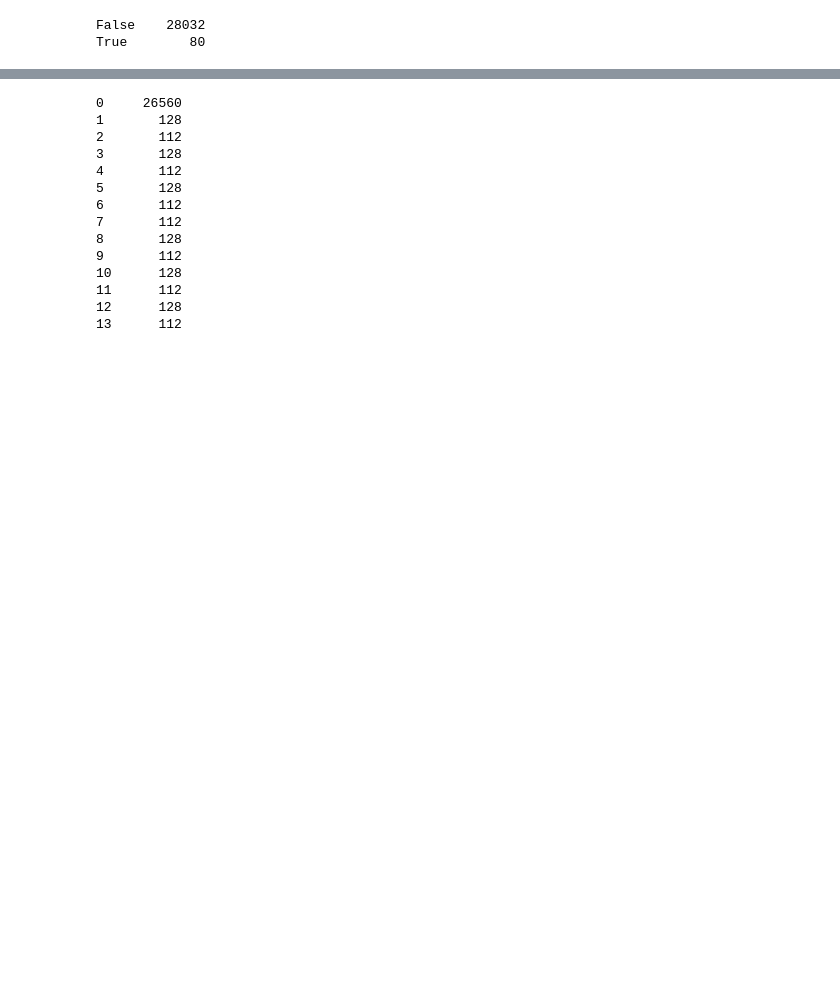
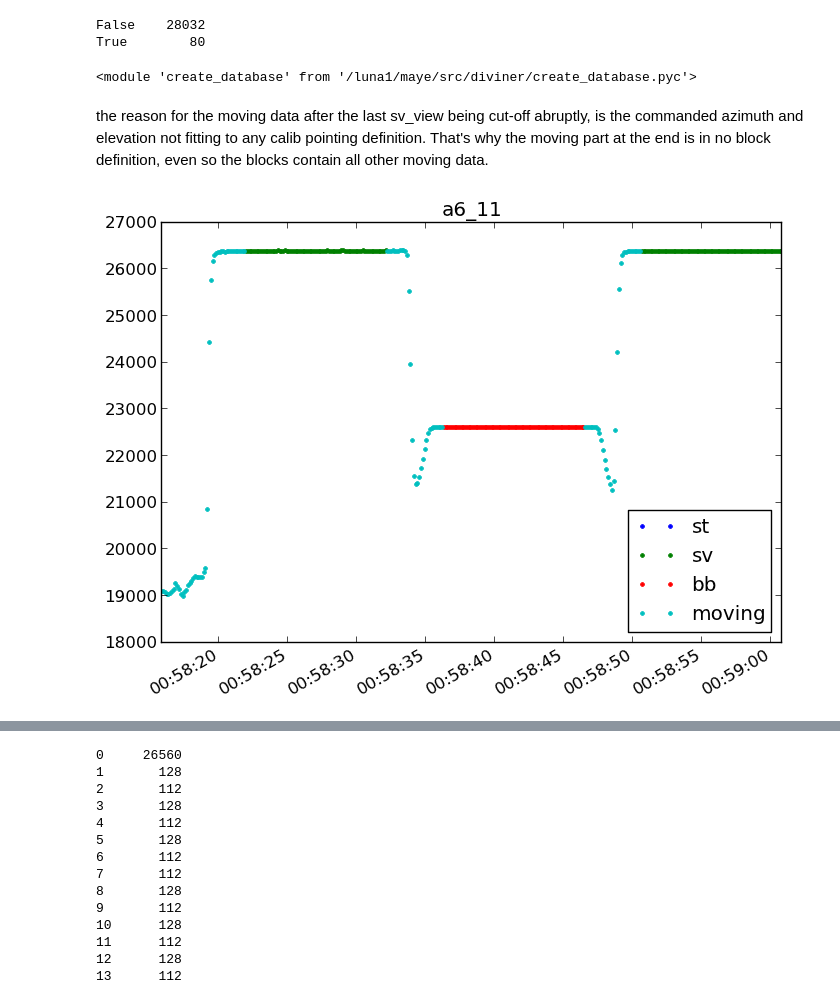
Before and after one commit to lro-diviner/divcalib, a Jupyter notebook: Diviner hourly.ipynb, the cells around one changed output, grey strips where cells are left out. Drawn from its saved outputs; the diff is of its cells as text; code cells hidden in the pictures; blank space fills up the shorter version.

```diff
--- a/Diviner hourly.ipynb
+++ b/Diviner hourly.ipynb
@@ -13,8 +13,6 @@ cd /s3/marks/div247/
 rec_dtype, keys = ct.get_div247_dtypes()
 # %%
 df = ct.fname_to_df('./201104/2011040100.div247',rec_dtype,keys)
-# %%
-df = pd.DataFrame(data,columns=keys)
 # %%
 df.columns
 # %% [output]
@@ -59,3 +62,14 @@ df.is_stview.value_counts()
 # %% [output]
 False    28032
 True        80
+# %%
+reload(ct)
+# %% [output]
+<module 'create_database' from '/luna1/maye/src/diviner/create_database.pyc'>
+# %% [markdown]
+the reason for the moving data after the last sv_view being cut-off abruptly, is the commanded azimuth and elevation not fitting to any calib pointing definition. That's why the moving part at the end is in no block definition, even so the blocks contain all other moving data.
+# %%
+ct.plot_calib_block(df,'calib_block_labels',6)
+display(gcf())
+# %% [output]
+[figure, added]
```
Also changed, not shown: parts of 58 cells of this notebook.
